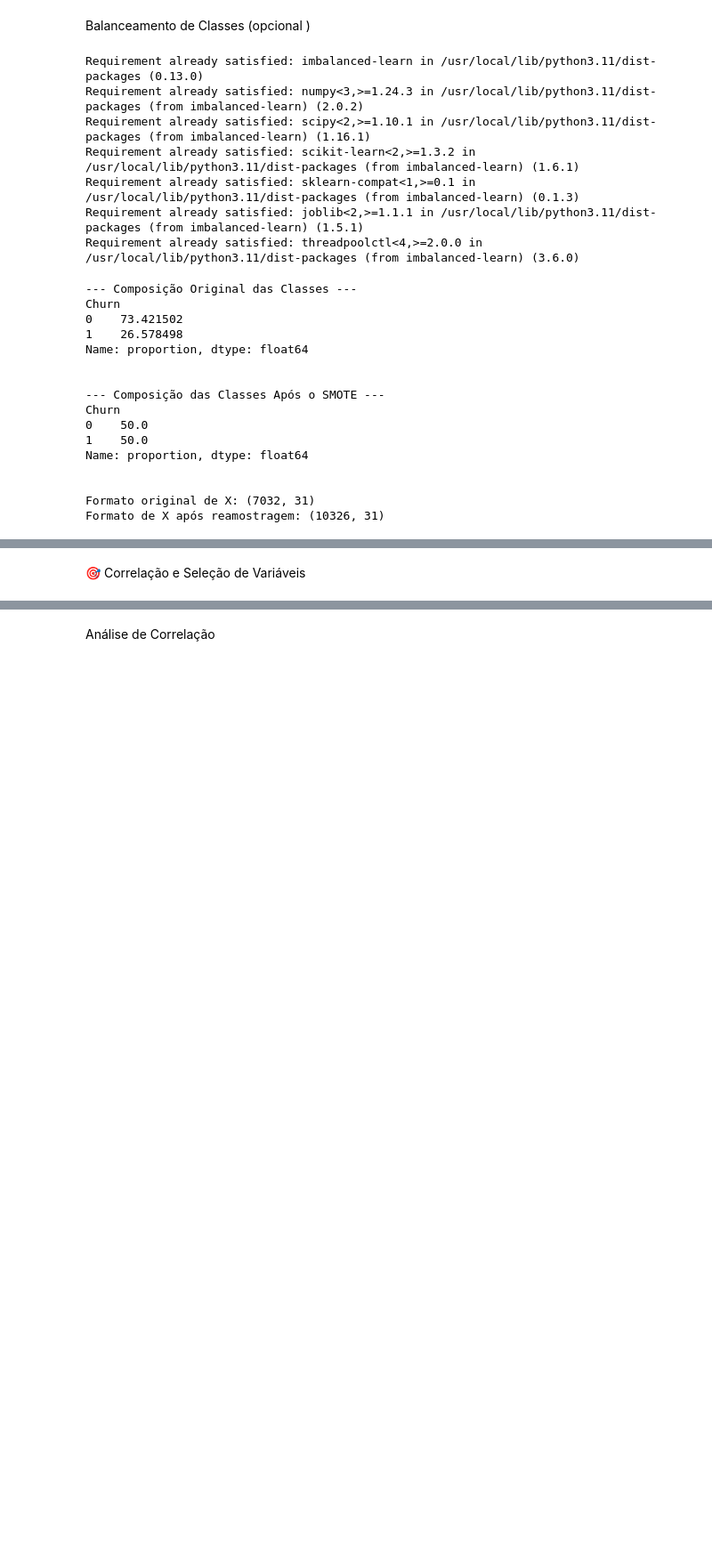
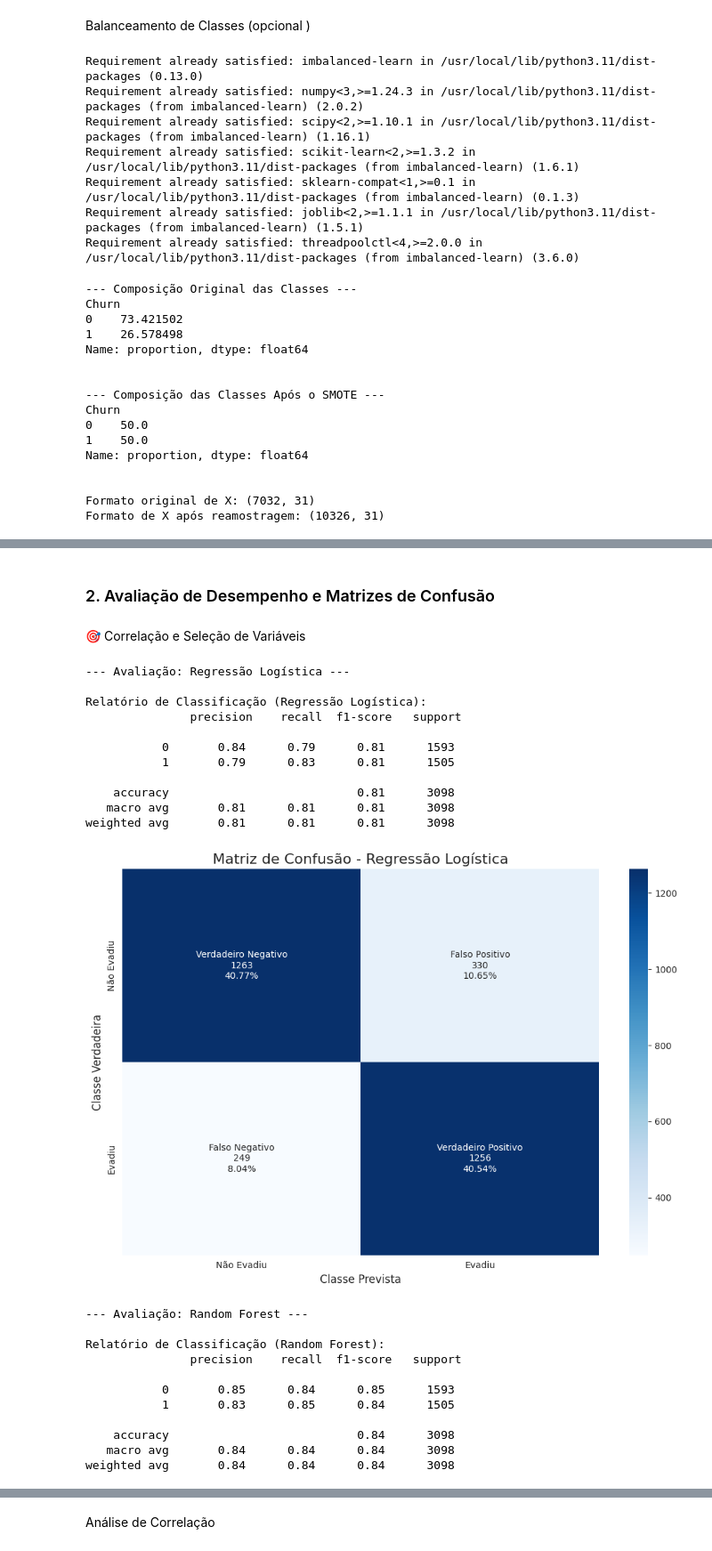
Before and after one commit to jhonatanwsds/TelecomX_BR_Modelagem, a Jupyter notebook: TelecomX_BR_Modelagem.ipynb, the cells around one changed output, grey strips where cells are left out. Shown at 89% size. Saved outputs shown, nothing was run; the diff lists cells and outputs as text; code cells hidden in the pictures; blank space fills up the shorter version.

```diff
--- a/TelecomX_BR_Modelagem.ipynb
+++ b/TelecomX_BR_Modelagem.ipynb
@@ -248,2 +276,66 @@ Amostra dos dados de treino APÓS a padronização:
+# %% [markdown]
+### 2. Avaliação de Desempenho e Matrizes de Confusão
 # %% [markdown]
 🎯 Correlação e Seleção de Variáveis
+# %%
+# --- Avaliação da Regressão Logística ---
+print("--- Avaliação: Regressão Logística ---")
+y_pred_log_reg = log_reg.predict(X_test_scaled)
+print("\nRelatório de Classificação (Regressão Logística):\n", classification_report(y_test, y_pred_log_reg))
+
+# Matriz de Confusão Detalhada
+cm_log_reg = confusion_matrix(y_test, y_pred_log_reg)
+group_names = ['Verdadeiro Negativo','Falso Positivo','Falso Negativo','Verdadeiro Positivo']
+group_counts = [f"{value:0.0f}" for value in cm_log_reg.flatten()]
+group_percentages = [f"{value:.2%}" for value in cm_log_reg.flatten()/np.sum(cm_log_reg)]
+labels = [f"{v1}\n{v2}\n{v3}" for v1, v2, v3 in zip(group_names, group_counts, group_percentages)]
+labels = np.asarray(labels).reshape(2,2)
+plt.figure(figsize=(10, 7))
+sns.heatmap(cm_log_reg, annot=labels, fmt='', cmap='Blues', xticklabels=['Não Evadiu', 'Evadiu'], yticklabels=['Não Evadiu', 'Evadiu'])
+plt.title('Matriz de Confusão - Regressão Logística', fontsize=16)
+plt.ylabel('Classe Verdadeira', fontsize=12)
+plt.xlabel('Classe Prevista', fontsize=12)
+plt.tight_layout()
+plt.show()
+
+
+# --- Avaliação do Random Forest ---
+print("\n\n--- Avaliação: Random Forest ---")
+y_pred_rand_forest = rand_forest.predict(X_test)
+print("\nRelatório de Classificação (Random Forest):\n", classification_report(y_test, y_pred_rand_forest))
+
+# Matriz de Confusão Detalhada
+cm_rand_forest = confusion_matrix(y_test, y_pred_rand_forest)
+labels = [f"{v1}\n{v2}\n{v3}" for v1, v2, v3 in zip(group_names, group_counts, group_percentages)]
+labels = np.asarray(labels).reshape(2,2)
+plt.figure(figsize=(10, 7))
+sns.heatmap(cm_rand_forest, annot=labels, fmt='', cmap='Greens', xticklabels=['Não Evadiu', 'Evadiu'], yticklabels=['Não Evadiu', 'Evadiu'])
+plt.title('Matriz de Confusão - Random Forest', fontsize=16)
+plt.ylabel('Classe Verdadeira', fontsize=12)
+plt.xlabel('Classe Prevista', fontsize=12)
+plt.tight_layout()
+plt.show()
+# %% [output]
+--- Avaliação: Regressão Logística ---
+
+Relatório de Classificação (Regressão Logística):
+               precision    recall  f1-score   support
+
+           0       0.84      0.79      0.81      1593
+           1       0.79      0.83      0.81      1505
+
+    accuracy                           0.81      3098
+   macro avg       0.81      0.81      0.81      3098
+weighted avg       0.81      0.81      0.81      3098
+[figure, added]
+--- Avaliação: Random Forest ---
+
+Relatório de Classificação (Random Forest):
+               precision    recall  f1-score   support
+
+           0       0.85      0.84      0.85      1593
+           1       0.83      0.85      0.84      1505
+
+    accuracy                           0.84      3098
+   macro avg       0.84      0.84      0.84      3098
+weighted avg       0.84      0.84      0.84      3098
```
Also changed, not shown: parts of 22 cells of this notebook.
